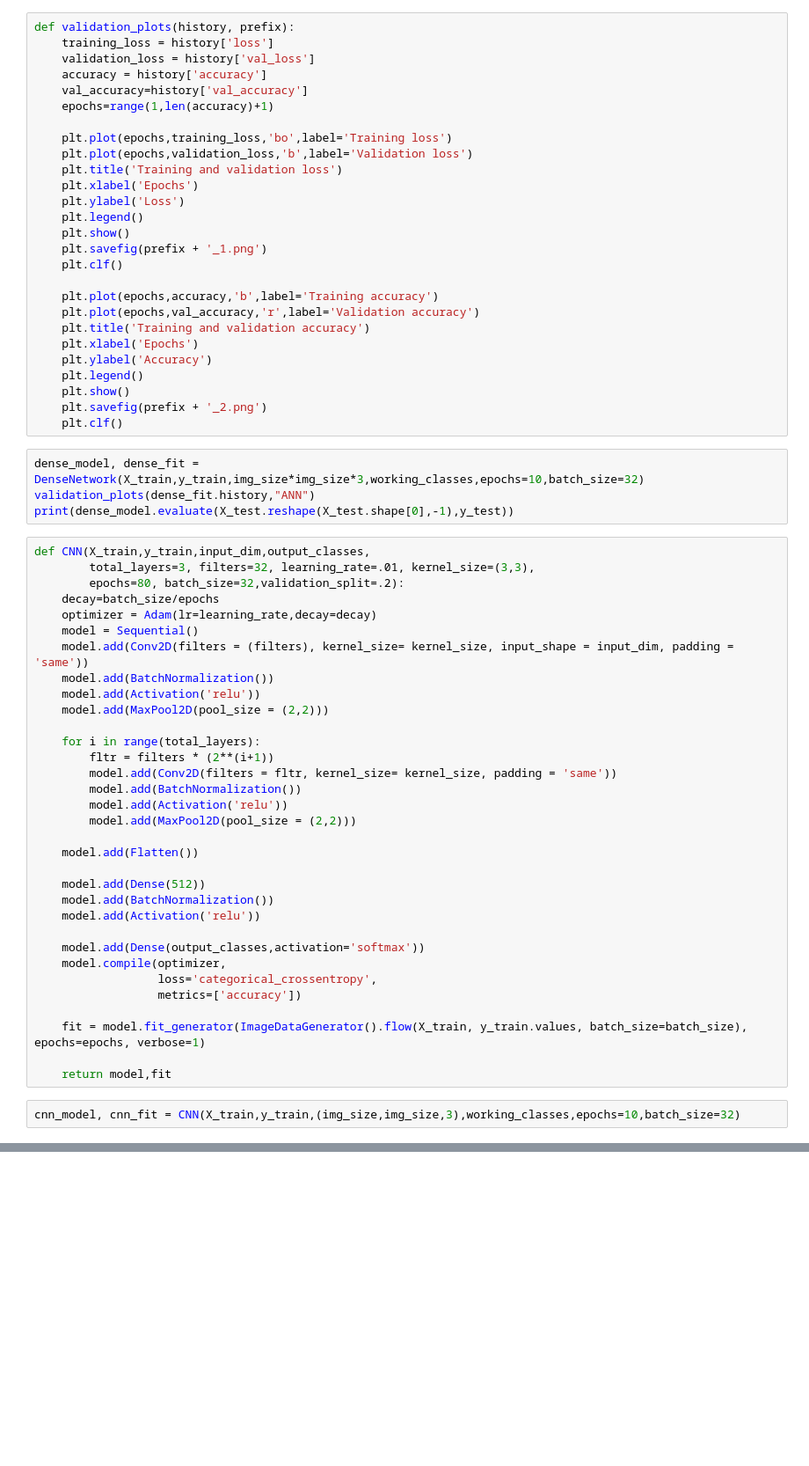
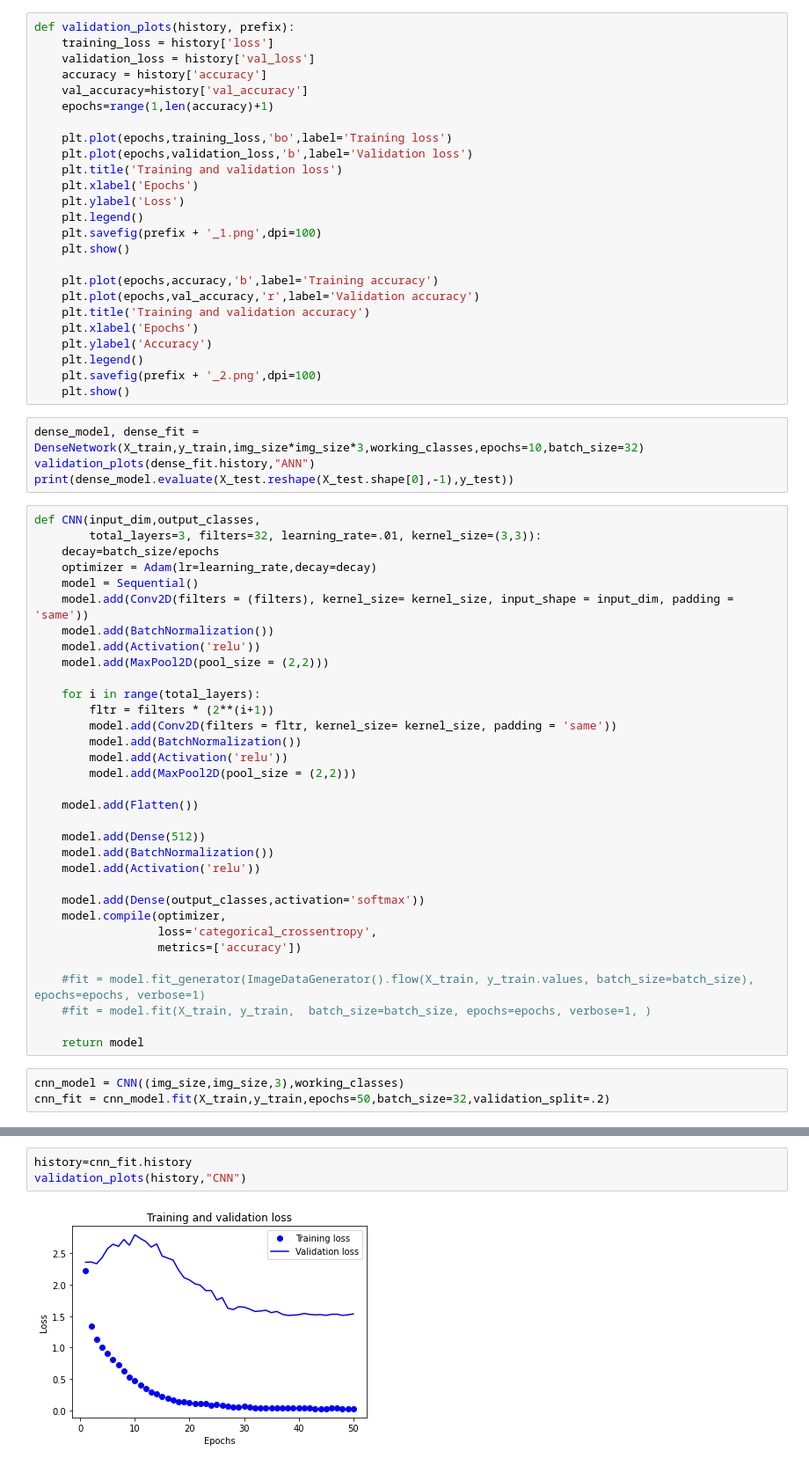
Before and after one commit to nasifimtiazohi/Caltech256-project, a Jupyter notebook: data_processing.ipynb, the cells around one changed output, grey strips where cells are left out. Shown at 88% size. Saved outputs shown, nothing was run; the diff lists cells and outputs as text; blank space fills up the shorter version.

Commit message:
validating that epoch=40 is a reasonable choice for plain VGG

```diff
--- a/data_processing.ipynb
+++ b/data_processing.ipynb
@@ -158,9 +185,8 @@ def validation_plots(history, prefix):
     plt.xlabel('Epochs')
     plt.ylabel('Loss')
     plt.legend()
+    plt.savefig(prefix + '_1.png',dpi=100)
     plt.show()
-    plt.savefig(prefix + '_1.png')
-    plt.clf()
 
     plt.plot(epochs,accuracy,'b',label='Training accuracy')
     plt.plot(epochs,val_accuracy,'r',label='Validation accuracy')
@@ -168,17 +194,15 @@ def validation_plots(history, prefix):
     plt.xlabel('Epochs')
     plt.ylabel('Accuracy')
     plt.legend()
+    plt.savefig(prefix + '_2.png',dpi=100)
     plt.show()
-    plt.savefig(prefix + '_2.png')
-    plt.clf()
 # %%
 dense_model, dense_fit = DenseNetwork(X_train,y_train,img_size*img_size*3,working_classes,epochs=10,batch_size=32)
 validation_plots(dense_fit.history,"ANN")
 print(dense_model.evaluate(X_test.reshape(X_test.shape[0],-1),y_test))
 # %%
-def CNN(X_train,y_train,input_dim,output_classes,
-        total_layers=3, filters=32, learning_rate=.01, kernel_size=(3,3),
-        epochs=80, batch_size=32,validation_split=.2):
+def CNN(input_dim,output_classes,
+        total_layers=3, filters=32, learning_rate=.01, kernel_size=(3,3)):
     decay=batch_size/epochs
     optimizer = Adam(lr=learning_rate,decay=decay)
     model = Sequential()
@@ -205,9 +229,11 @@ def CNN(X_train,y_train,input_dim,output_classes,
                   loss='categorical_crossentropy',
                   metrics=['accuracy'])
 
-    fit = model.fit_generator(ImageDataGenerator().flow(X_train, y_train.values, batch_size=batch_size), epochs=epochs, verbose=1)
+    #fit = model.fit_generator(ImageDataGenerator().flow(X_train, y_train.values, batch_size=batch_size), epochs=epochs, verbose=1)
+    #fit = model.fit(X_train, y_train,  batch_size=batch_size, epochs=epochs, verbose=1, )
 
-    return model,fit
+    return model
 # %%
-cnn_model, cnn_fit = CNN(X_train,y_train,(img_size,img_size,3),working_classes,epochs=10,batch_size=32)
+cnn_model = CNN((img_size,img_size,3),working_classes)
+cnn_fit = cnn_model.fit(X_train,y_train,epochs=50,batch_size=32,validation_split=.2)
 # %% [output]
@@ -250,0 +257,5 @@ NameError: name 'prefix' is not defined
+# %%
+history=cnn_fit.history
+validation_plots(history,"CNN")
+# %% [output]
+[figure, added]
```
Also changed, not shown: parts of 10 cells of this notebook, 10 other files.
